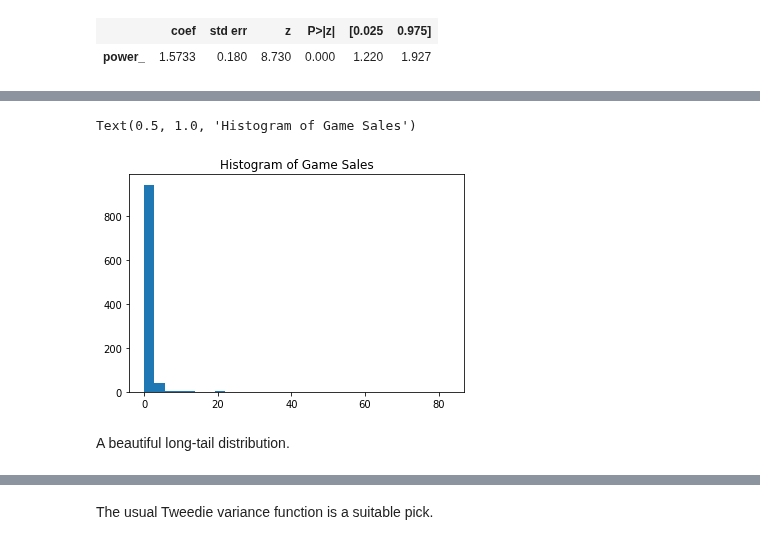
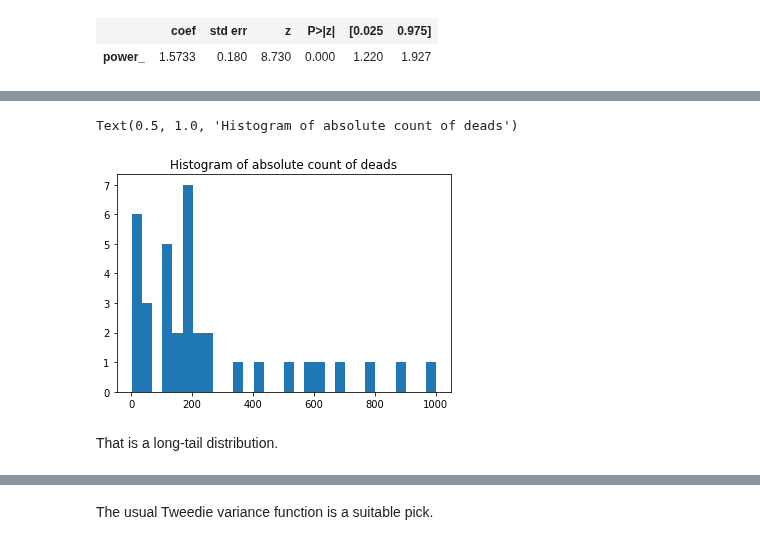
Before and after one commit to jeancmaia/mcglm, a Jupyter notebook: nbks/tutorial_mcglm.ipynb, the cells around one changed output, grey strips where cells are left out. Cells and saved outputs as stored; diff of their text form; code cells hidden in the pictures.

```diff
--- a/nbks/tutorial_mcglm.ipynb
+++ b/nbks/tutorial_mcglm.ipynb
@@ -262,11 +227,17 @@ X = pd.get_dummies(X)
+# %%
+smoking_data = pd.read_csv("data/smoking_data.csv")
+
+## exog and endog
+X = dmatrix("~ pop + age + smoke", smoking_data, return_type="dataframe")
+y = smoking_data["dead"]
 # %%
 _ = plt.hist(y, bins=30)
-plt.title("Histogram of Game Sales")
+plt.title("Histogram of absolute count of deads")
 # %% [output]
-Text(0.5, 1.0, 'Histogram of Game Sales')
+Text(0.5, 1.0, 'Histogram of absolute count of deads')
-[figure, old version]
+[figure, new version]
 # %% [markdown]
-A beautiful long-tail distribution.
+That is a long-tail distribution.
 # %%
 modelresults = MCGLM(
     y,
```
Also changed, not shown: parts of 34 cells of this notebook, 7 other files.
